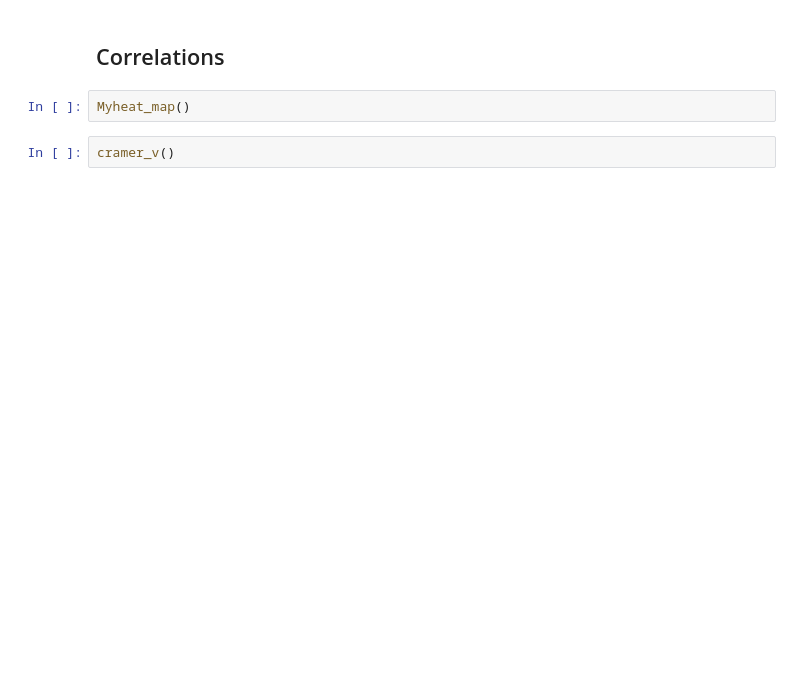
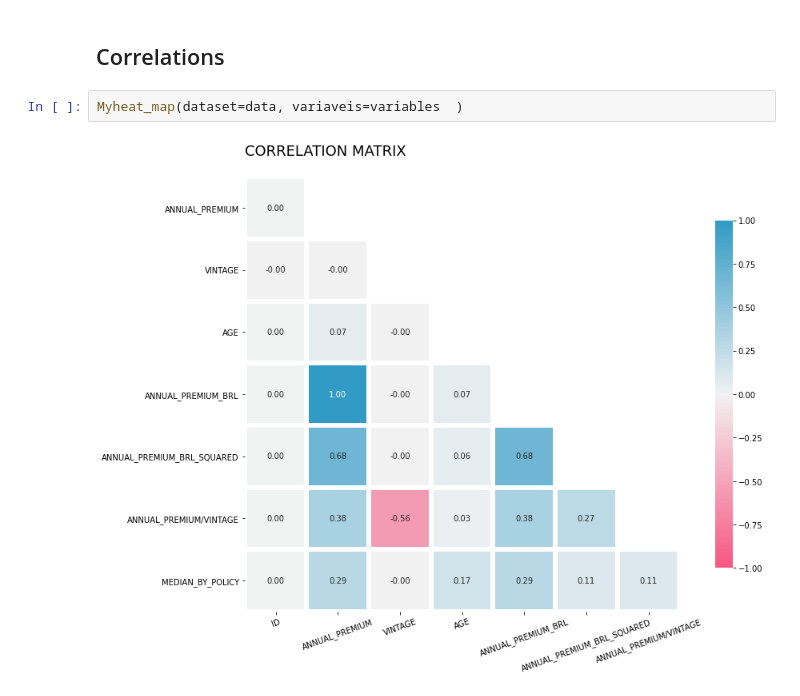
Before and after one commit to bruno154/health_insurence_cross_sell_project, a Jupyter notebook: pa004_health_insurance_cross_sell.ipynb, the cells around one changed output. Saved outputs shown, nothing was run; the diff lists cells and outputs as text; blank space fills up the shorter version.

```diff
--- a/pa004_health_insurance_cross_sell.ipynb
+++ b/pa004_health_insurance_cross_sell.ipynb
@@ -794,6 +848,6 @@ sns.pairplot(data[variables], hue='response')
 # %% [markdown]
 ## Correlations
-# %%
-Myheat_map()
-# %%
-cramer_v()
+# %%
+Myheat_map(dataset=data, variaveis=variables  )
+# %% [output]
+[figure, added]
```
Also changed, not shown: parts of 19 cells of this notebook.
